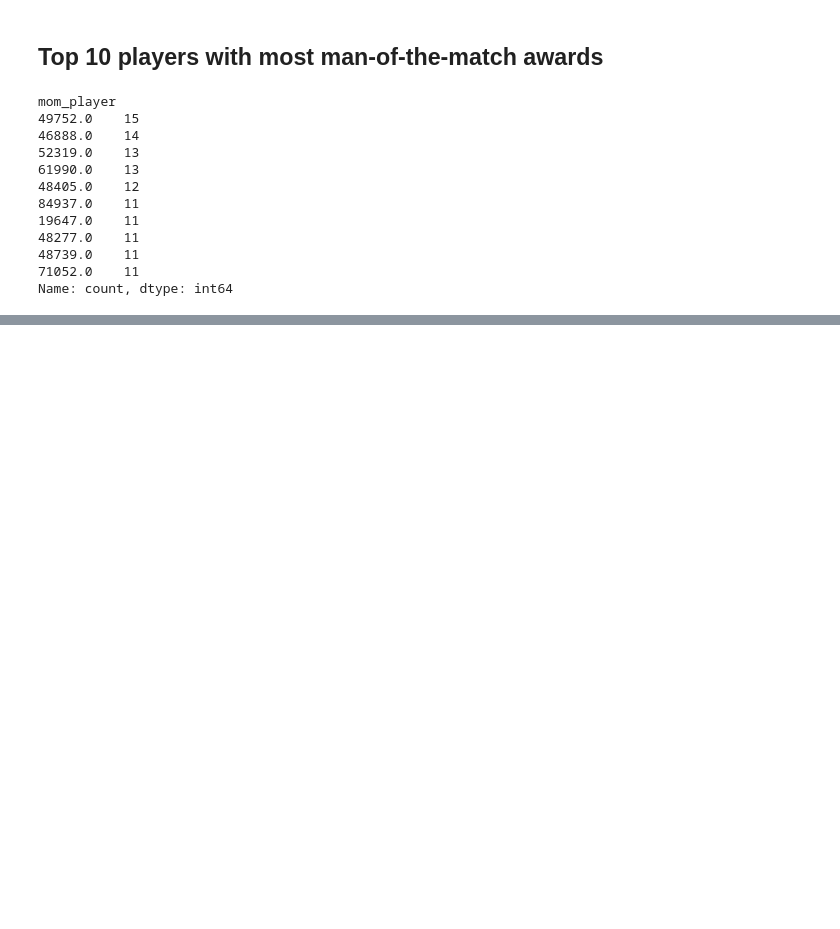
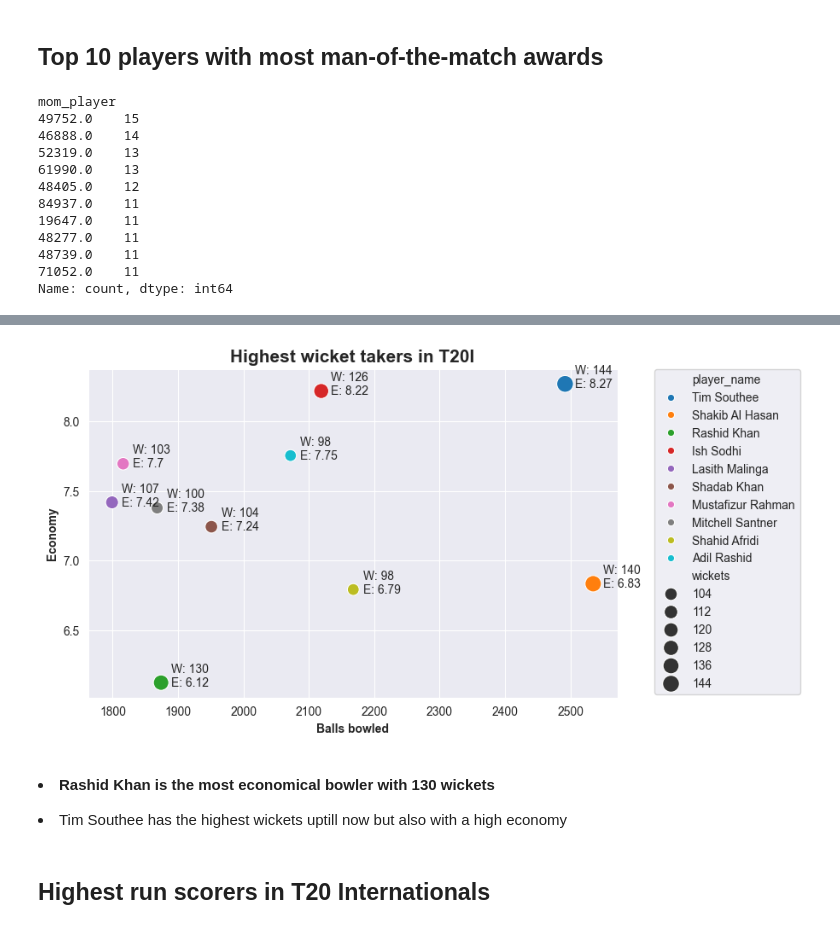
Before and after one commit to ali-bin-kashif/T20-Internationals-Dataset-EDA, a Jupyter notebook: eda-t20i-cricket.ipynb, the cells around one changed output, grey strips where cells are left out. Saved outputs shown, nothing was run; the diff lists cells and outputs as text; code cells hidden in the pictures; blank space fills up the shorter version.

```diff
--- a/eda-t20i-cricket.ipynb
+++ b/eda-t20i-cricket.ipynb
@@ -562,0 +584,40 @@ for container in ax.containers:
+# %%
+# Grouping data by bowler ids and aggregating balls, wickets and economy
+bowlers_record = bowling_data.groupby('bowler_id')[['balls', 'wickets', 'economy']].agg(
+    {'balls' : 'sum',
+     'wickets' : 'sum',
+     'economy' : 'mean'})
+
+# Extracting top 10 bowlers by wickets
+top_10_bowlers = bowlers_record.nlargest(10, 'wickets')
+
+# Merging dataframe with players info
+top_10_bowlers_names = top_10_bowlers.merge(players_info, left_index=True, right_on='player_id')
+
+# Setting size and theme
+plt.figure(figsize=(8,5))
+sns.set_style('darkgrid')
+
+# Plotting with balls bowled on x-axis and economy on y-axis
+ax = sns.scatterplot(x='balls', y='economy', data=top_10_bowlers_names, size='wickets', hue='player_name', sizes=(100,200))
+
+# Customizing legend
+plt.legend(bbox_to_anchor=(1.07, 1), loc='upper left', borderaxespad=0)
+
+# Annotating points on the plot with wickets and economy
+for lab,row in top_10_bowlers_names.iterrows():
+    ax.annotate(f"W: { int(row['wickets']) }\nE: { round(row['economy'],2) }", xy=(row['balls']+15, row['economy']-0.025))
+
+# Customizing the chart
+ax.set_title("Highest wicket takers in T20I", fontweight = 'bold', fontsize=15)
+ax.set_xlabel("Balls bowled", fontweight = 'bold')
+ax.set_ylabel("Economy", fontweight = 'bold')
+
+plt.show()
+# %% [output]
+[figure, added]
+# %% [markdown]
+<b><li>Rashid Khan is the most economical bowler with 130 wickets <br>
+<li> Tim Southee has the highest wickets uptill now but also with a high economy
+# %% [markdown]
+## Highest run scorers in T20 Internationals
```
Also changed, not shown: parts of 18 cells of this notebook.
